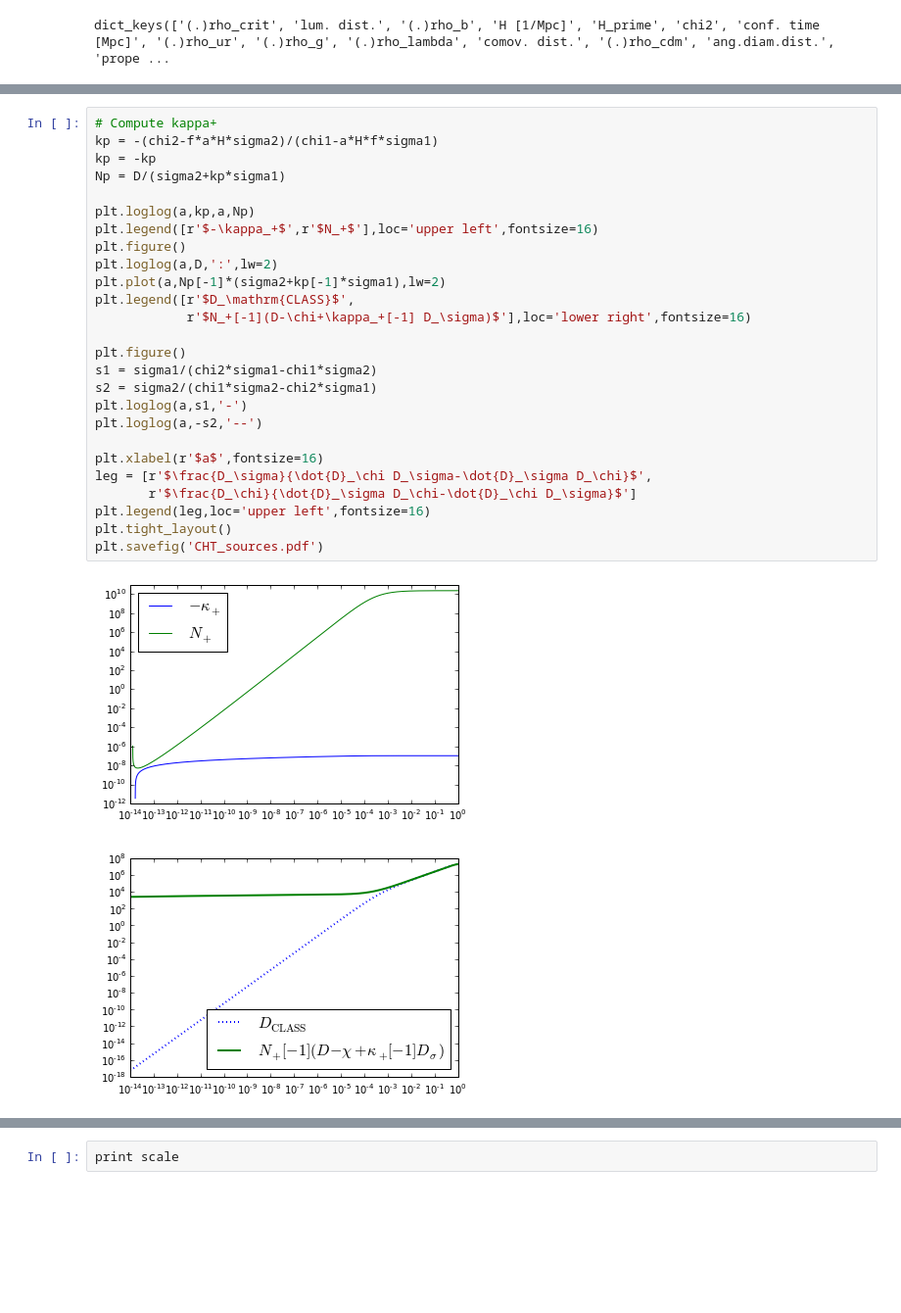
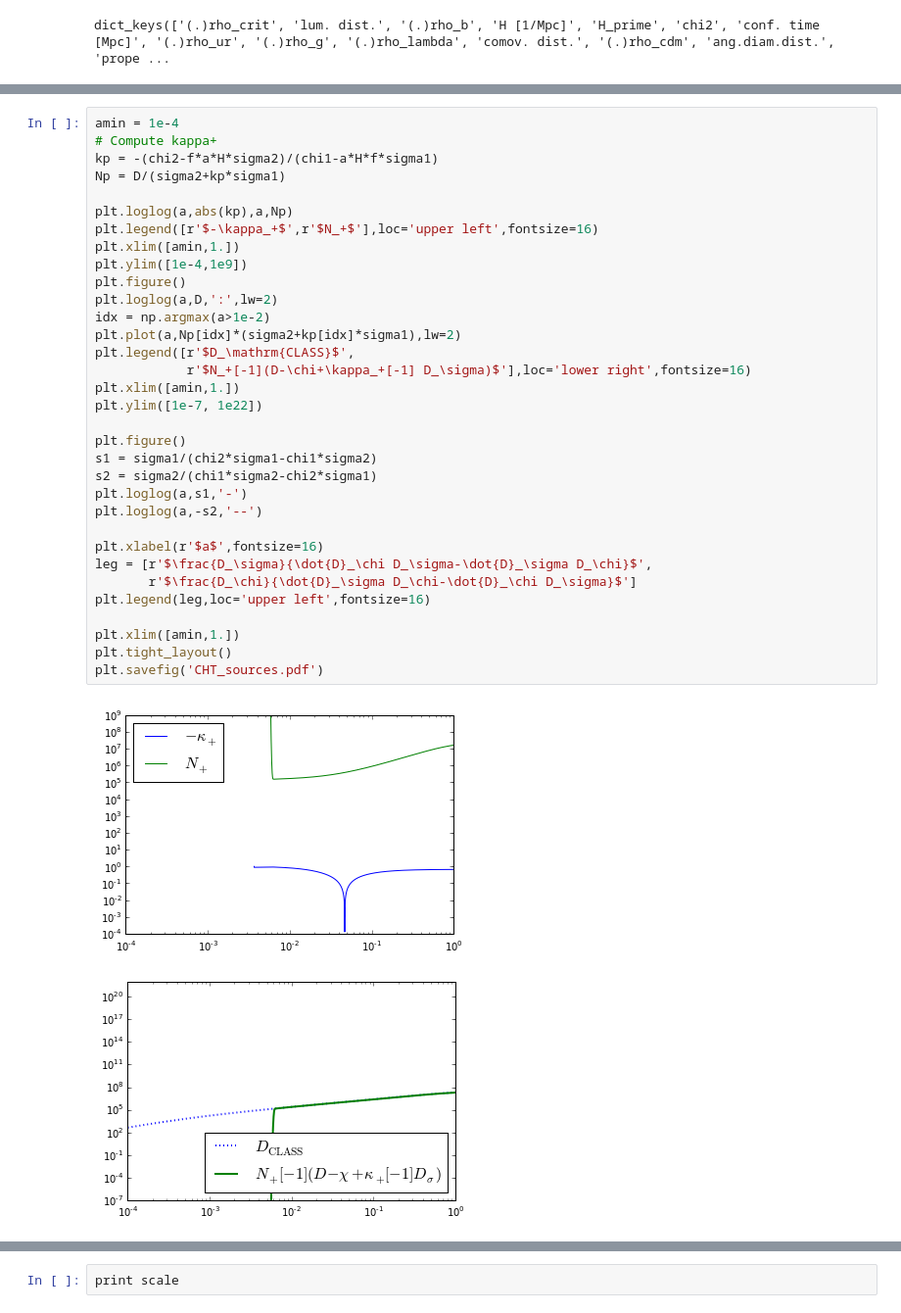
Before and after one commit to ThomasTram/CLASSmods, a Jupyter notebook: GrowingStuff.ipynb, the cells around one changed output, grey strips where cells are left out. Shown at 98% size. Cells and saved outputs as stored; diff of their text form; blank space fills up the shorter version.

```diff
--- a/GrowingStuff.ipynb
+++ b/GrowingStuff.ipynb
@@ -78,29 +82,36 @@ plt.legend([r'$\sigma_1/a$',r'$\sigma_2/a$',r'$\sigma_1/D$',r'$\sigma_2/D$'],fon
 # %%
+amin = 1e-4
 # Compute kappa+
 kp = -(chi2-f*a*H*sigma2)/(chi1-a*H*f*sigma1)
-kp = -kp
 Np = D/(sigma2+kp*sigma1)
 
-plt.loglog(a,kp,a,Np)
+plt.loglog(a,abs(kp),a,Np)
 plt.legend([r'$-\kappa_+$',r'$N_+$'],loc='upper left',fontsize=16)
+plt.xlim([amin,1.])
+plt.ylim([1e-4,1e9])
 plt.figure()
 plt.loglog(a,D,':',lw=2)
-plt.plot(a,Np[-1]*(sigma2+kp[-1]*sigma1),lw=2)
+idx = np.argmax(a>1e-2)
+plt.plot(a,Np[idx]*(sigma2+kp[idx]*sigma1),lw=2)
 plt.legend([r'$D_\mathrm{CLASS}$',
             r'$N_+[-1](D-\chi+\kappa_+[-1] D_\sigma)$'],loc='lower right',fontsize=16)
+plt.xlim([amin,1.])
+plt.ylim([1e-7, 1e22])
 
 plt.figure()
 s1 = sigma1/(chi2*sigma1-chi1*sigma2)
 s2 = sigma2/(chi1*sigma2-chi2*sigma1)
 plt.loglog(a,s1,'-')
 plt.loglog(a,-s2,'--')
 
 plt.xlabel(r'$a$',fontsize=16)
 leg = [r'$\frac{D_\sigma}{\dot{D}_\chi D_\sigma-\dot{D}_\sigma D_\chi}$',
        r'$\frac{D_\chi}{\dot{D}_\sigma D_\chi-\dot{D}_\chi D_\sigma}$']
 plt.legend(leg,loc='upper left',fontsize=16)
+
+plt.xlim([amin,1.])
 plt.tight_layout()
 plt.savefig('CHT_sources.pdf')
 # %% [output]
-[figure, old version]
+[figure, new version]
-[figure, old version]
+[figure, new version]
```
Also changed, not shown: parts of 6 cells of this notebook, 1 other file.
